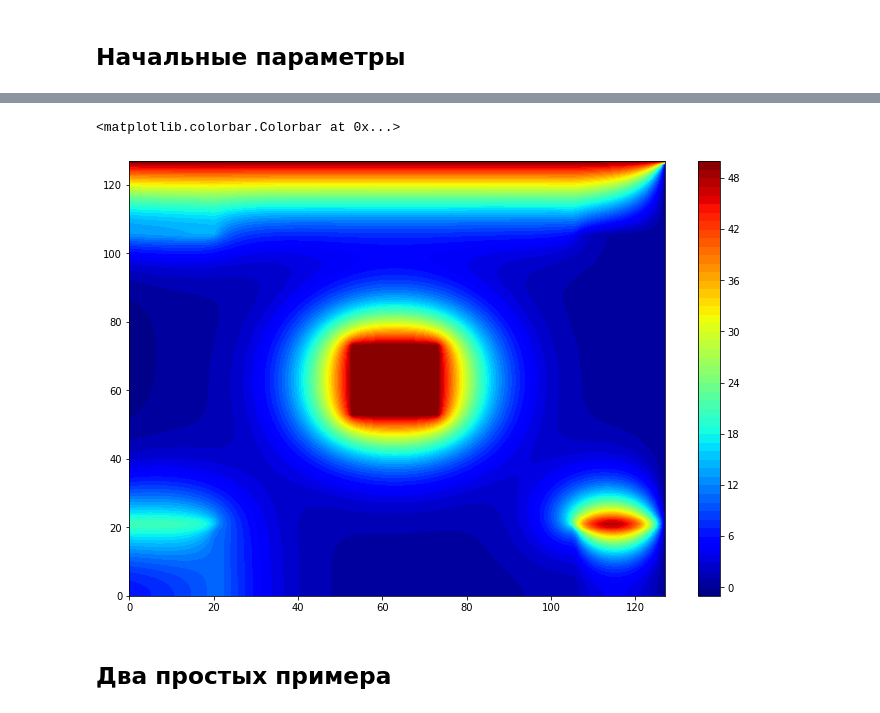
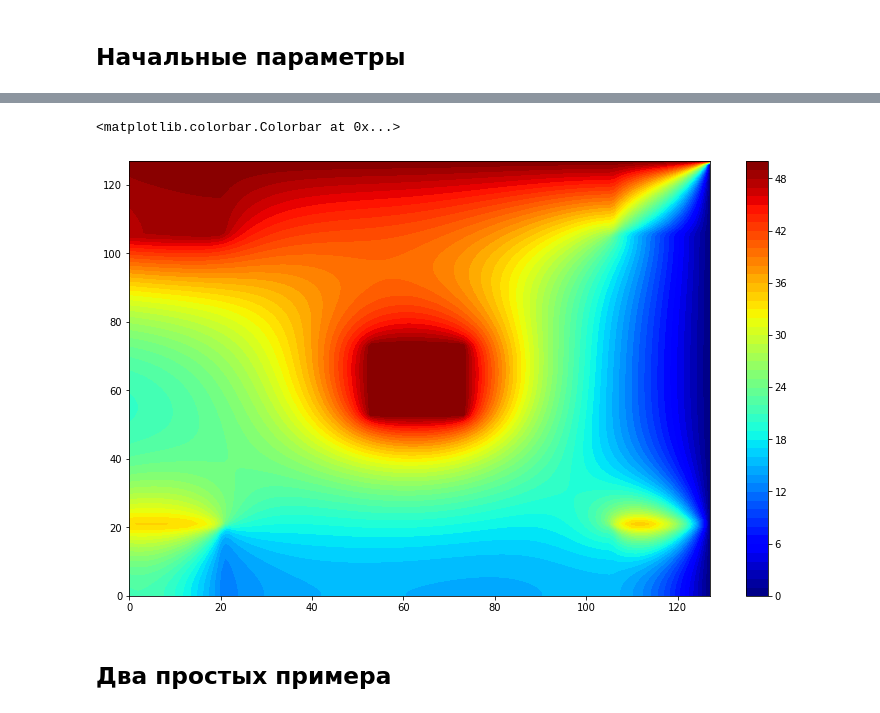
Before and after one commit to dimared/vmetf, a Jupyter notebook: 3task.ipynb, the cells around one changed output, grey strips where cells are left out. Drawn from its saved outputs; the diff is of its cells as text; code cells hidden in the pictures.

```diff
--- a/3task.ipynb
+++ b/3task.ipynb
@@ -10,7 +10,7 @@ from tqdm import tqdm_notebook
 # %% [markdown]
 ## Начальные параметры
 # %%
-N = 128
+N = 64
 T = np.zeros((N,N))
 T = np.random.random((N,N))
 
@@ -44,12 +44,12 @@ M = 1e20
 S_c[N*(blocks-1)//(2*blocks):N*(blocks+1)//(2*blocks), N*(blocks-1)//(2*blocks):N*(blocks+1)//(2*blocks)] = M*T0_internal
 S_p[N*(blocks-1)//(2*blocks):N*(blocks+1)//(2*blocks), N*(blocks-1)//(2*blocks):N*(blocks+1)//(2*blocks)] = -M
 
-q_b_internal = 31
+q_b_internal = 15
 Lambda[:N//blocks, (blocks-1)*N//blocks:] = small
 S_c[N//blocks:N//blocks+2, (blocks-1)*N//blocks:] = q_b_internal * dx / dV
 
 T1_internal = 12
-T2_internal = 24
+T2_internal = 36
 Lambda[:N//blocks, :N//blocks] = small
 S_c[N//blocks:N//blocks+2, :N//blocks] = dx/dV * 2*L0/dx * T2_internal
 S_p[N//blocks:N//blocks+2, :N//blocks] = -dx/dV * 2*L0/dx
@@ -85,7 +85,7 @@ def getab(i,j):
 
 refreshT()
 
-for _ in tqdm_notebook(range(100)):
+for _ in tqdm_notebook(range(800)):
     T_prom = T.copy()
     for i in range(0,N-1):
         P = np.zeros(N)
@@ -105,35 +105,35 @@ for _ in tqdm_notebook(range(100)):
 
     for j in range(0,N-1):
         P = np.zeros(N)
         Q = np.zeros(N)
         Q[0] = T[0, j]
         for i in range(0,N-1):
             a_w, a_n, a_e, a_s, a_p, b = getab(i,j)
 
             P[i+1] = a_n / (a_p-a_s*P[i])
             Q[i+1] = (a_w*T[i,j-1]+a_e*T[i,j+1]+b + a_s*Q[i])/(a_p-a_s*P[i])
 
         for i in range(N-2, -1, -1):
             T_prom[i,j] = P[i+1]*T_prom[i+1,j]+Q[i+1]
 
     T = T_prom.copy()
     refreshT()
 
 
-fig, ax = plt.subplots(figsize = (12,8))
+fig, ax = plt.subplots(figsize = (13,8))
 colorinterpolation = 50
 colourMap = plt.cm.jet
 picture = ax.contourf(T, colorinterpolation, cmap=colourMap)
 fig.colorbar(picture)
 
 # fig, ax = plt.subplots(figsize = (4,4))
 # picture = ax.imshow(T)
 # ax.tick_params(labelcolor='w')
 # fig.colorbar(picture)
 # %% [output]
 [interactive output not drawn]
 <matplotlib.colorbar.Colorbar at 0x...>
-[figure, old version]
+[figure, new version]
 # %% [markdown]
 ## Два простых примера
 # %% [markdown]
```
